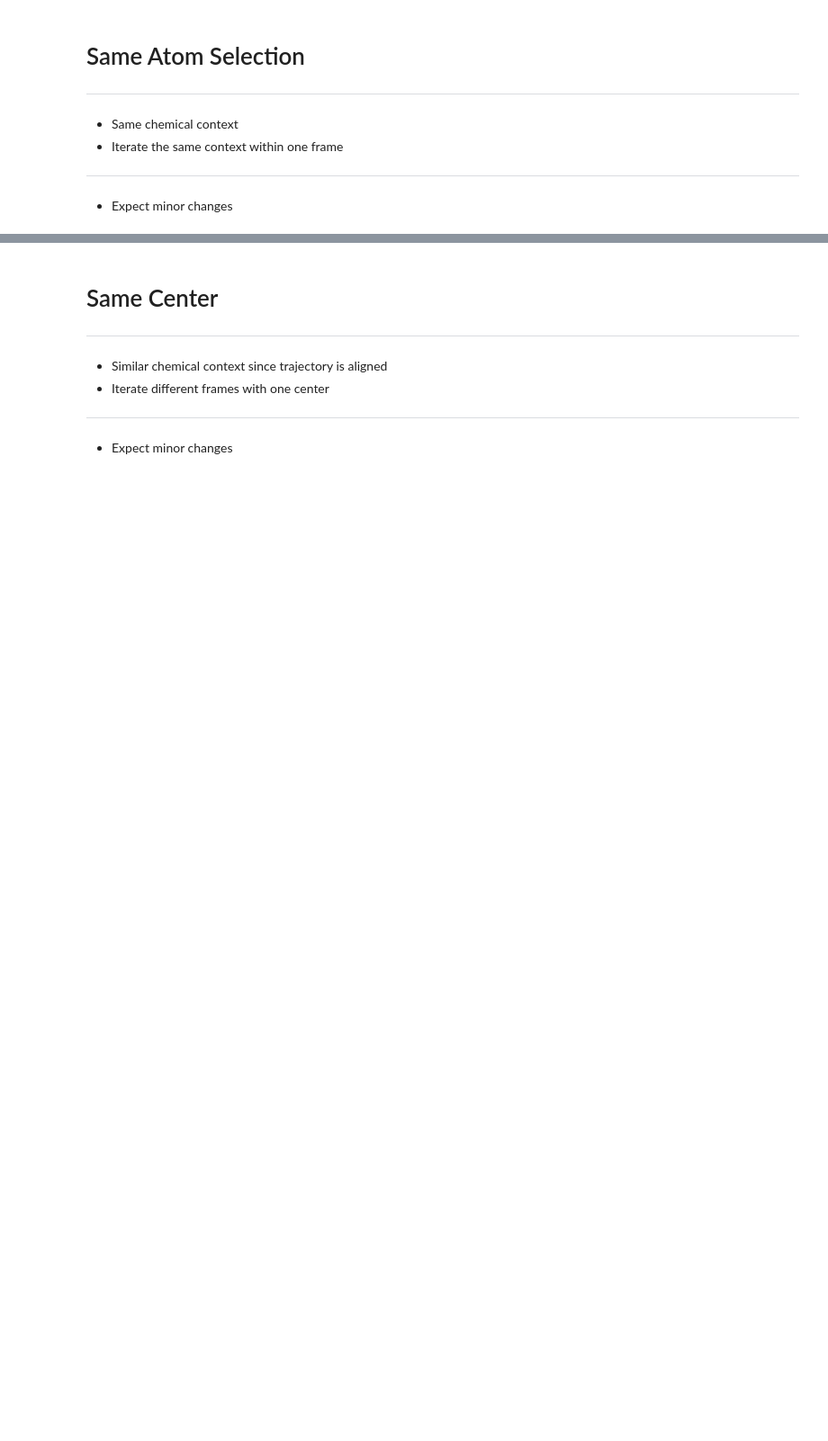
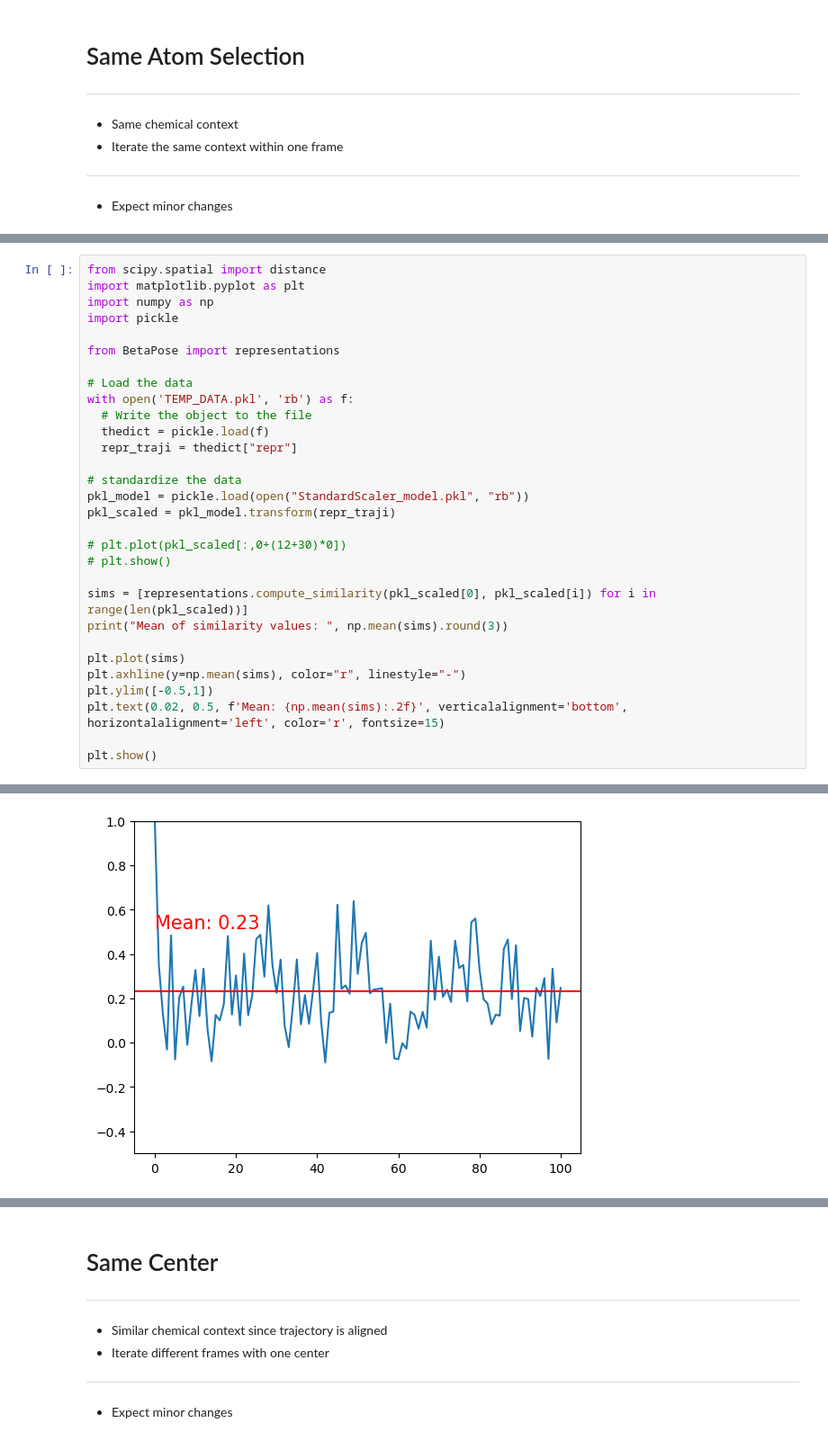
Before and after one commit to miemiemmmm/Nearl, a Jupyter notebook: Caliberate_MolBlock_Viewpoint.ipynb, the cells around one changed output, grey strips where cells are left out. Shown at 90% size. Drawn from its saved outputs; the diff is of its cells as text; blank space fills up the shorter version.

```diff
--- a/Caliberate_MolBlock_Viewpoint.ipynb
+++ b/Caliberate_MolBlock_Viewpoint.ipynb
@@ -108,0 +147,31 @@ Size: 0.056316 (GB)
+# %%
+from scipy.spatial import distance
+import matplotlib.pyplot as plt
+import numpy as np
+import pickle
+
+from BetaPose import representations
+
+# Load the data
+with open('TEMP_DATA.pkl', 'rb') as f:
+  # Write the object to the file
+  thedict = pickle.load(f)
+  repr_traji = thedict["repr"]
+
+# standardize the data
+pkl_model = pickle.load(open("StandardScaler_model.pkl", "rb"))
+pkl_scaled = pkl_model.transform(repr_traji)
+
+# plt.plot(pkl_scaled[:,0+(12+30)*0])
+# plt.show()
+
+sims = [representations.compute_similarity(pkl_scaled[0], pkl_scaled[i]) for i in range(len(pkl_scaled))]
+print("Mean of similarity values: ", np.mean(sims).round(3))
+
+plt.plot(sims)
+plt.axhline(y=np.mean(sims), color="r", linestyle="-")
+plt.ylim([-0.5,1])
+plt.text(0.02, 0.5, f'Mean: {np.mean(sims):.2f}', verticalalignment='bottom', horizontalalignment='left', color='r', fontsize=15)
+
+plt.show()
+# %% [output]
@@ -108,0 +195 @@ Size: 0.056316 (GB)
+[figure, added]
```
Also changed, not shown: parts of 8 cells of this notebook, 6 other files.
